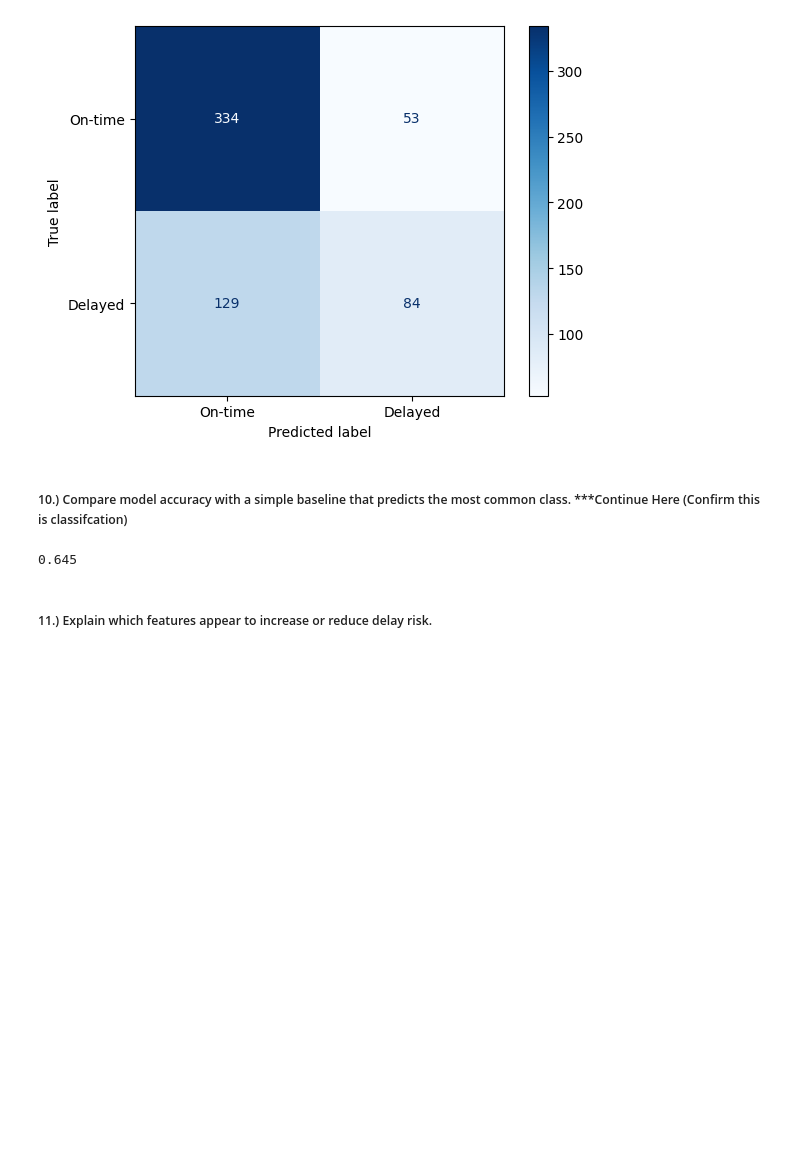
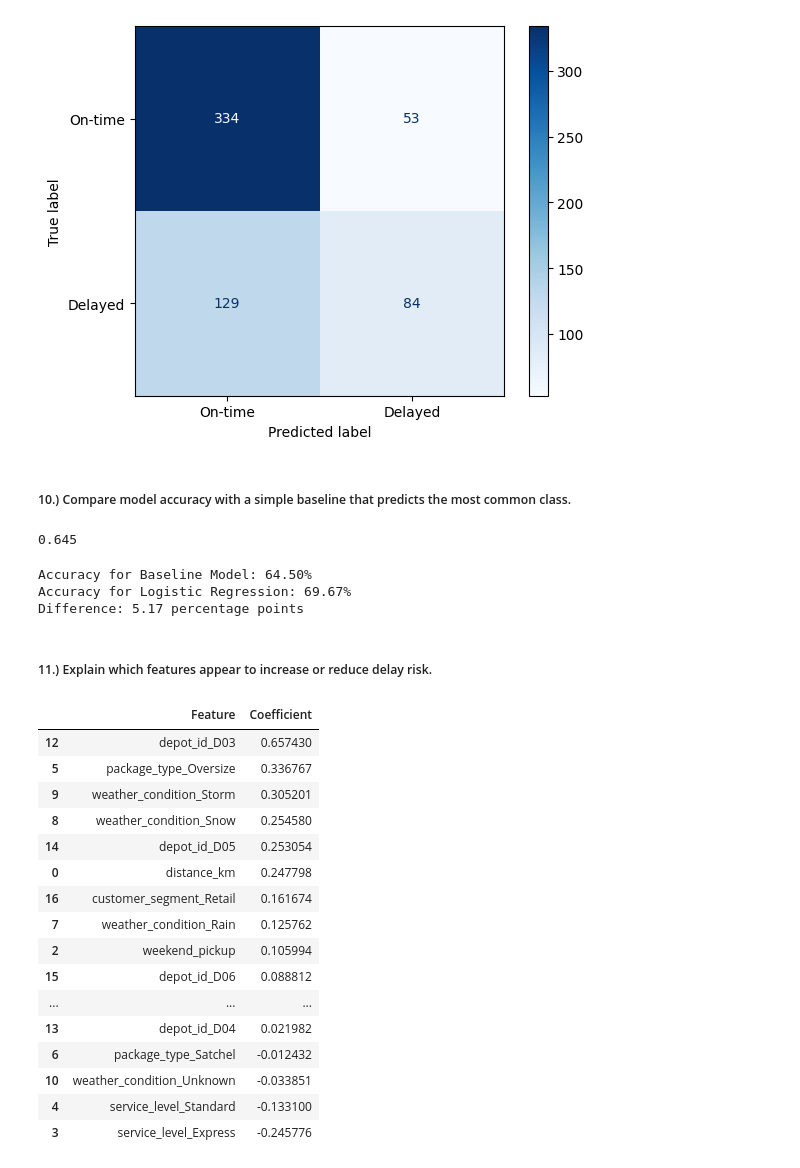
Before and after one commit to ctackitt30/Team_4_CDS_Project, a Jupyter notebook: Team_4_CDS_Capstone.ipynb, the cells around one changed output. Cells and saved outputs as stored; diff of their text form; code cells hidden in the pictures; blank space fills up the shorter version.

```diff
--- a/Team_4_CDS_Capstone.ipynb
+++ b/Team_4_CDS_Capstone.ipynb
@@ -1057,7 +1070,7 @@ ConfusionMatrixDisplay.from_estimator(model, X_test, y_test,
 # %% [output]
 [figure]
 # %% [markdown]
-##### 10.) Compare model accuracy with a simple baseline that predicts the most common class. ***Continue Here (Confirm this is classifcation)
+##### 10.) Compare model accuracy with a simple baseline that predicts the most common class.
 # %%
 from sklearn.dummy import DummyClassifier
 
@@ -1069,5 +1082,62 @@ dummy_clf.predict(X_test)
 dummy_clf.score(X_test, y_test)
 # %% [output]
 0.645
+# %%
+baseline_accuracy = dummy_clf.score(X_test, y_test)
+logistic_accuracy = metrics.accuracy_score(y_test, y_pred)
+
+print(f"Accuracy for Baseline Model: {baseline_accuracy*100:.2f}%")
+print(f"Accuracy for Logistic Regression: {logistic_accuracy*100:.2f}%")
+print(f"Difference: {(logistic_accuracy - baseline_accuracy)*100:.2f} percentage points")
+# %% [output]
+Accuracy for Baseline Model: 64.50%
+Accuracy for Logistic Regression: 69.67%
+Difference: 5.17 percentage points
 # %% [markdown]
 ##### 11.) Explain which features appear to increase or reduce delay risk.
+# %%
+feature_names = [
+'distance_km',
+'weight_kg',
+'weekend_pickup',
+'service_level_Express',
+'service_level_Standard',
+'package_type_Oversize',
+'package_type_Satchel',
+'weather_condition_Rain',
+'weather_condition_Snow',
+'weather_condition_Storm',
+'weather_condition_Unknown',
+'depot_id_D02',
+'depot_id_D03',
+'depot_id_D04',
+'depot_id_D05',
+'depot_id_D06',
+'customer_segment_Retail',
+'customer_segment_Small Business'
+]
+# %%
+coef_df = pd.DataFrame({
+    "Feature": feature_names,
+    "Coefficient": model.coef_[0]
+})
+
+coef_df.sort_values("Coefficient", ascending=False)
+# %% [output]
+|  | Feature | Coefficient |
+| 12 | depot_id_D03 | 0.657430 |
+| 5 | package_type_Oversize | 0.336767 |
+| 9 | weather_condition_Storm | 0.305201 |
+| 8 | weather_condition_Snow | 0.254580 |
+| 14 | depot_id_D05 | 0.253054 |
+| 0 | distance_km | 0.247798 |
+| 16 | customer_segment_Retail | 0.161674 |
+| 7 | weather_condition_Rain | 0.125762 |
+| 2 | weekend_pickup | 0.105994 |
+| 15 | depot_id_D06 | 0.088812 |
+| ... | ... | ... |
+| 13 | depot_id_D04 | 0.021982 |
+| 6 | package_type_Satchel | -0.012432 |
+| 10 | weather_condition_Unknown | -0.033851 |
+| 4 | service_level_Standard | -0.133100 |
+| 3 | service_level_Express | -0.245776 |
```
Also changed, not shown: parts of 18 cells of this notebook.
